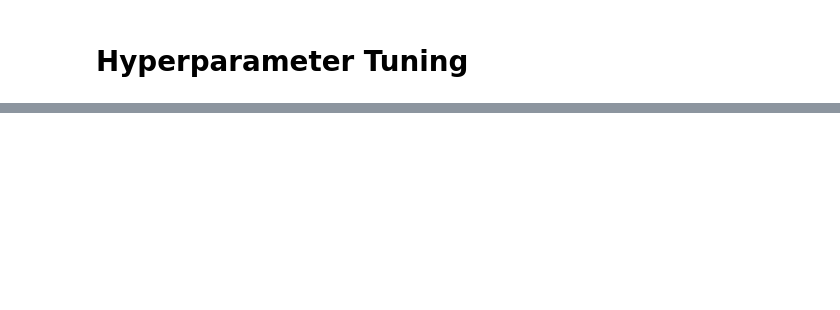
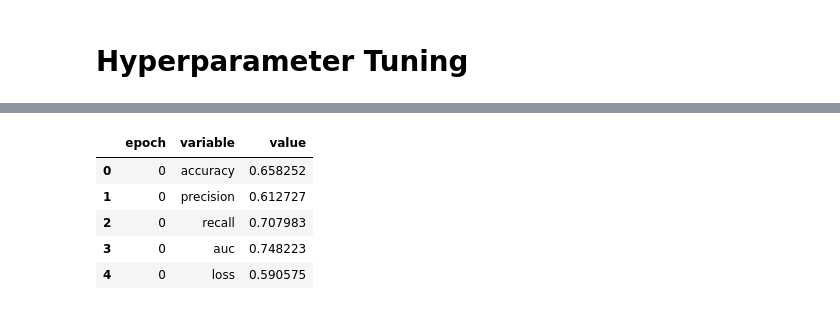
Before and after one commit to sdeittrick/Wildfire_Detection_Capstone_697, a Jupyter notebook: wildfire_prediction_pipeline/model_aggregation.ipynb, the cells around one changed output, grey strips where cells are left out. Drawn from its saved outputs; the diff is of its cells as text; code cells hidden in the pictures; blank space fills up the shorter version.

```diff
--- a/wildfire_prediction_pipeline/model_aggregation.ipynb
+++ b/wildfire_prediction_pipeline/model_aggregation.ipynb
@@ -277,5 +197,0 @@ plot_confusion_matrix_2(modelDf['cms'].values[0],normalize=False)
-# %%
-for model in modelz:
-    predictions2 = model.predict(x=hold_out_images, steps=len(hold_out_images), verbose=0)
-    cm2 = confusion_matrix(y_true=hold_out_labels, y_pred=np.argmax(predictions2, axis=-1))
-    plot_confusion_matrix_2(cm2,normalize=False)
@@ -378,0 +625,9 @@ plot_metrics(history)
+# %%
+line_chart(histories[0])
+# %% [output]
+|  | epoch | variable | value |
+| 0 | 0 | accuracy | 0.658252 |
+| 1 | 0 | precision | 0.612727 |
+| 2 | 0 | recall | 0.707983 |
+| 3 | 0 | auc | 0.748223 |
+| 4 | 0 | loss | 0.590575 |
```
Also changed, not shown: parts of 44 cells of this notebook, 1 other file.
